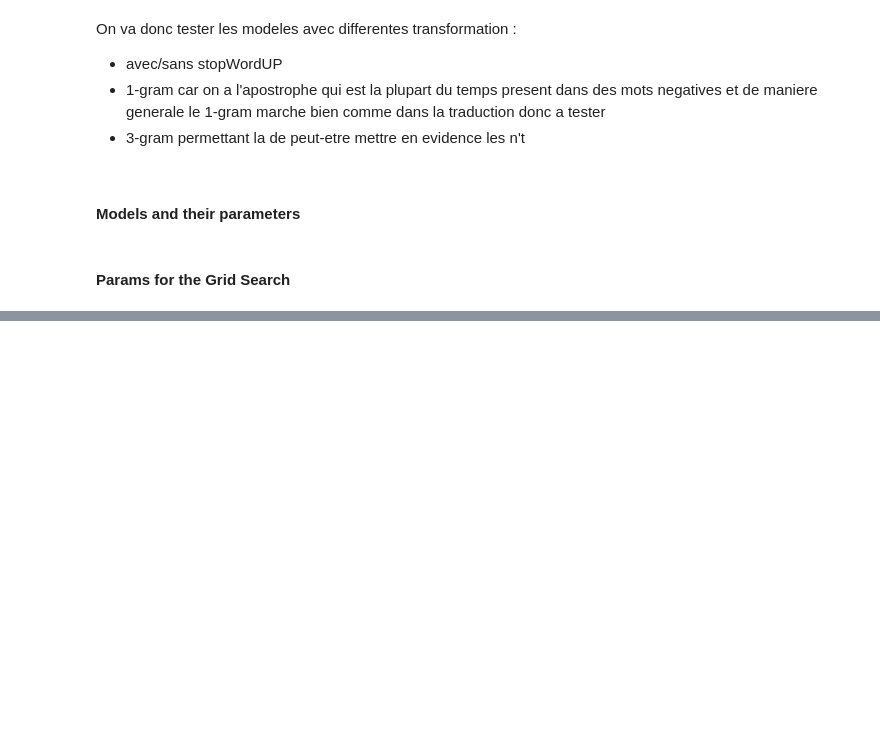
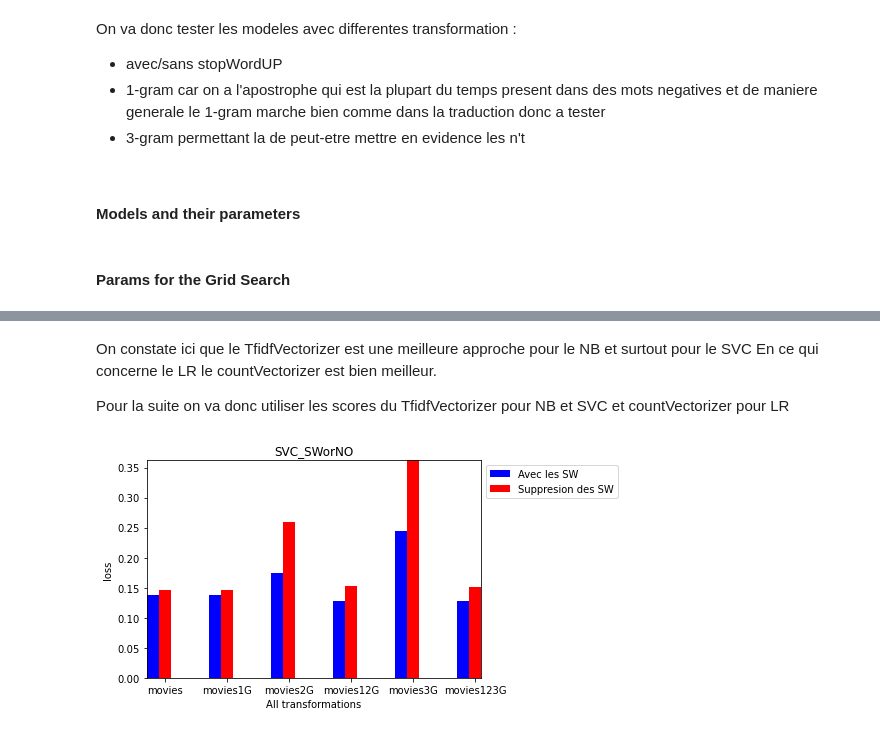
Before and after one commit to almehdiKrisni/ProjetTAL, a Jupyter notebook: Notebook-Sentiments.ipynb, the cells around one changed output, grey strips where cells are left out. Saved outputs shown, nothing was run; the diff lists cells and outputs as text; code cells hidden in the pictures; blank space fills up the shorter version.

```diff
--- a/Notebook-Sentiments.ipynb
+++ b/Notebook-Sentiments.ipynb
@@ -732,0 +552,45 @@ On constate que la suppression des Stop Words ne permet pas d'ameliorer la class
+# %% [markdown]
+On constate ici que le TfidfVectorizer est une meilleure approche pour le NB et surtout pour le SVC
+En ce qui concerne le LR le countVectorizer est bien meilleur.
+
+Pour la suite on va donc utiliser les scores du TfidfVectorizer pour NB et SVC et countVectorizer pour LR
+# %%
+valueSVC = pd_analyse_score_only.tail(12).iloc[:,1]
+valueNB = pd_analyse_score_only.tail(12).iloc[:,0]
+valueLR = pd_analyse_score_only.head(12).iloc[:,1]
+# %%
+valueSVCwithSW = []
+valueSVCwithoutSW = []
+valueNBwithSW = []
+valueNBwithoutSW = []
+valueLRwithSW = []
+valueLRwithoutSW = []
+
+for i in range(len(valueSVC)):
+    if (i%2 == 0):
+        valueSVCwithSW.append(1-valueSVC[i])
+        valueNBwithSW.append(1-valueNB[i])
+        valueLRwithSW.append(1-valueLR[i])
+    else:
+        valueSVCwithoutSW.append(1-valueSVC[i])
+        valueNBwithoutSW.append(1-valueNB[i])
+        valueLRwithoutSW.append(1-valueLR[i])
+# %%
+transf = ['movies', 'movies1G', 'movies2G', 'movies12G', 'movies3G', 'movies123G']
+# %%
+x = np.arange(6)
+# %%
+plt.figure()
+ax = plt.subplot(111)
+ax.bar(x-0.2, valueSVCwithSW, width=0.2, color='b', align='center', label="Avec les SW")
+ax.bar(x, valueSVCwithoutSW, width=0.2, color='r', align='center', label="Suppresion des SW")
+ax.set_xlabel('All transformations', fontsize=10)
+ax.set_ylabel('loss', fontsize=10)
+plt.title('SVC_SWorNO')
+plt.xticks(x,transf)
+plt.legend()
+plt.legend(bbox_to_anchor=(1, 1))
+ax.autoscale(tight=True)
+plt.savefig('./graphs/SVC_SWorNO.png')
+# %% [output]
+[figure, added]
```
Also changed, not shown: parts of 58 cells of this notebook, 25 other files.
